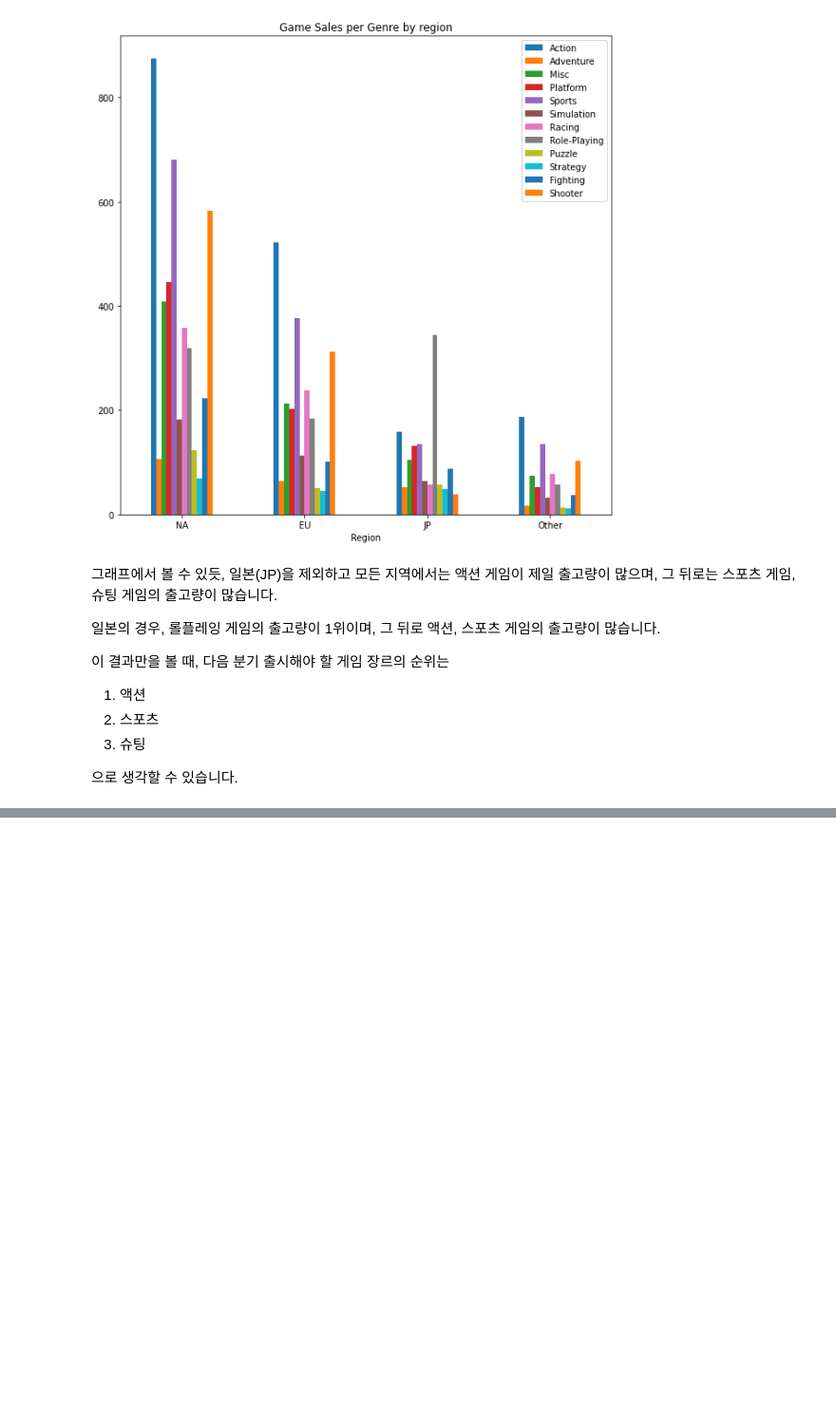
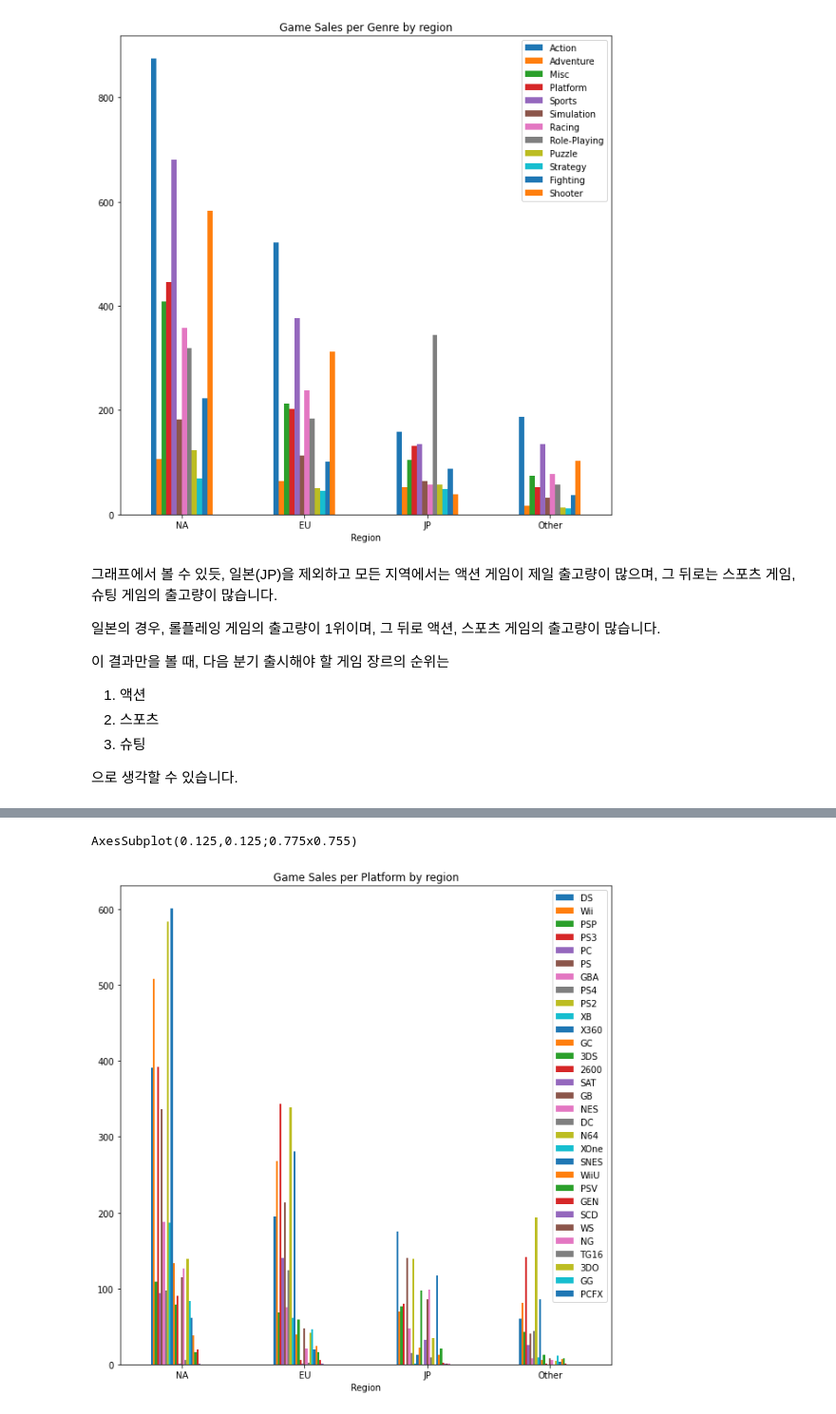
Before and after one commit to Lemonfry/ds-section1-project, a Jupyter notebook: section1-project.ipynb, the cells around one changed output, grey strips where cells are left out. Shown at 95% size. Drawn from its saved outputs; the diff is of its cells as text; code cells hidden in the pictures; blank space fills up the shorter version.

```diff
--- a/section1-project.ipynb
+++ b/section1-project.ipynb
@@ -233,0 +593,6 @@ AxesSubplot(0.125,0.125;0.775x0.755)
+# %%
+# 우선, 각 플랫폼다의 출고량을 확인하겠습니다.
+Platform_list = game_data['Platform'].unique()
+Platform_list = Platform_list.tolist()
+Platform_list.pop(28)
+Platform_list
@@ -233,0 +617,33 @@ AxesSubplot(0.125,0.125;0.775x0.755)
+# %%
+# 먼저 플랫폼별 지역에서의 출고량을 확인합니다.
+NA_Platform_Sales = []
+for i in Platform_list:
+  i = game_data.loc[game_data['Platform'] == i, 'NA_Sales'].sum()
+  NA_Platform_Sales.append(i)
+
+EU_Platform_Sales = []
+for i in Platform_list:
+  i = game_data.loc[game_data['Platform'] == i, 'EU_Sales'].sum()
+  EU_Platform_Sales.append(i)
+
+JP_Platform_Sales = []
+for i in Platform_list:
+  i = game_data.loc[game_data['Platform'] == i, 'JP_Sales'].sum()
+  JP_Platform_Sales.append(i)
+
+Other_Platform_Sales = []
+for i in Platform_list:
+  i = game_data.loc[game_data['Platform'] == i, 'Other_Sales'].sum()
+  Other_Platform_Sales.append(i)
+# %%
+platform_sales = pd.DataFrame([NA_Platform_Sales])
+platform_sales = platform_sales.append(platform_sales.iloc[-1], ignore_index=True)
+platform_sales.iloc[-1] = EU_Platform_Sales
+platform_sales = platform_sales.append(platform_sales.iloc[-1], ignore_index=True)
+platform_sales.iloc[-1] = JP_Platform_Sales
+platform_sales = platform_sales.append(platform_sales.iloc[-1], ignore_index=True)
+platform_sales.iloc[-1] = Other_Platform_Sales
+# %%
+platform_sales.columns = Platform_list
+platform_sales['Region'] = Region
+platform_sales = platform_sales.set_index(['Region'])
@@ -233,0 +659,7 @@ AxesSubplot(0.125,0.125;0.775x0.755)
+# %%
+platform_barplot = platform_sales.plot.bar(title="Game Sales per Platform by region", rot=0, figsize=(10,10))
+print(platform_barplot)
+plt.show()
+# %% [output]
+AxesSubplot(0.125,0.125;0.775x0.755)
+[figure, added]
```
Also changed, not shown: parts of 18 cells of this notebook.
